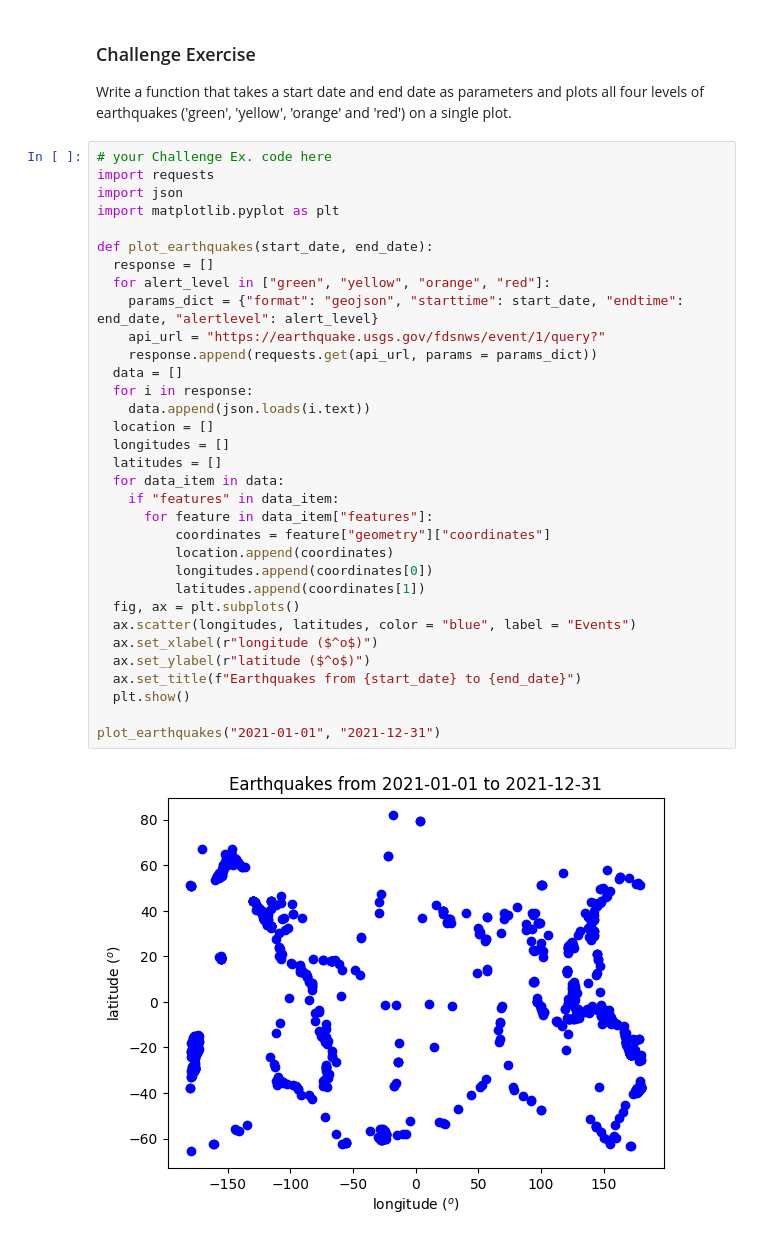
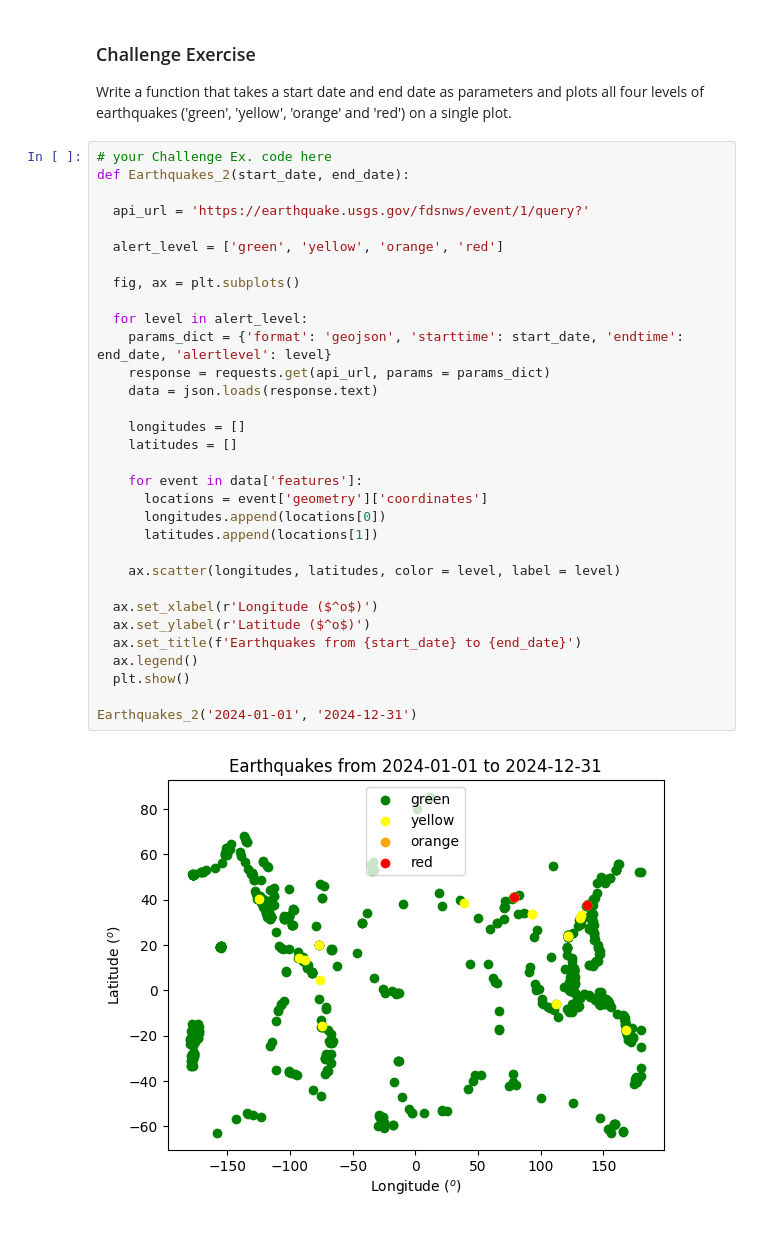
Before and after one commit to MarlaS02/comp215, a Jupyter notebook: labs/lab01-introduction.ipynb, the cells around one changed output. Drawn from its saved outputs; the diff is of its cells as text.

```diff
--- a/labs/lab01-introduction.ipynb
+++ b/labs/lab01-introduction.ipynb
@@ -182,36 +193,35 @@ plot_earthquakes(2022, "green")
 Write a function that takes a start date and end date as parameters and plots all four levels of earthquakes ('green', 'yellow', 'orange' and 'red') on a single plot.
 # %%
 # your Challenge Ex. code here
-import requests
-import json
-import matplotlib.pyplot as plt
+def Earthquakes_2(start_date, end_date):
 
-def plot_earthquakes(start_date, end_date):
-  response = []
-  for alert_level in ["green", "yellow", "orange", "red"]:
-    params_dict = {"format": "geojson", "starttime": start_date, "endtime": end_date, "alertlevel": alert_level}
-    api_url = "https://earthquake.usgs.gov/fdsnws/event/1/query?"
-    response.append(requests.get(api_url, params = params_dict))
-  data = []
-  for i in response:
-    data.append(json.loads(i.text))
-  location = []
-  longitudes = []
-  latitudes = []
-  for data_item in data:
-    if "features" in data_item:
-      for feature in data_item["features"]:
-          coordinates = feature["geometry"]["coordinates"]
-          location.append(coordinates)
-          longitudes.append(coordinates[0])
-          latitudes.append(coordinates[1])
+  api_url = 'https://earthquake.usgs.gov/fdsnws/event/1/query?'
+
+  alert_level = ['green', 'yellow', 'orange', 'red']
+
   fig, ax = plt.subplots()
-  ax.scatter(longitudes, latitudes, color = "blue", label = "Events")
-  ax.set_xlabel(r"longitude ($^o$)")
-  ax.set_ylabel(r"latitude ($^o$)")
-  ax.set_title(f"Earthquakes from {start_date} to {end_date}")
+
+  for level in alert_level:
+    params_dict = {'format': 'geojson', 'starttime': start_date, 'endtime': end_date, 'alertlevel': level}
+    response = requests.get(api_url, params = params_dict)
+    data = json.loads(response.text)
+
+    longitudes = []
+    latitudes = []
+
+    for event in data['features']:
+      locations = event['geometry']['coordinates']
+      longitudes.append(locations[0])
+      latitudes.append(locations[1])
+
+    ax.scatter(longitudes, latitudes, color = level, label = level)
+
+  ax.set_xlabel(r'Longitude ($^o$)')
+  ax.set_ylabel(r'Latitude ($^o$)')
+  ax.set_title(f'Earthquakes from {start_date} to {end_date}')
+  ax.legend()
   plt.show()
 
-plot_earthquakes("2021-01-01", "2021-12-31")
+Earthquakes_2('2024-01-01', '2024-12-31')
 # %% [output]
-[figure, old version]
+[figure, new version]
```
Also changed, not shown: parts of 3 cells of this notebook.
